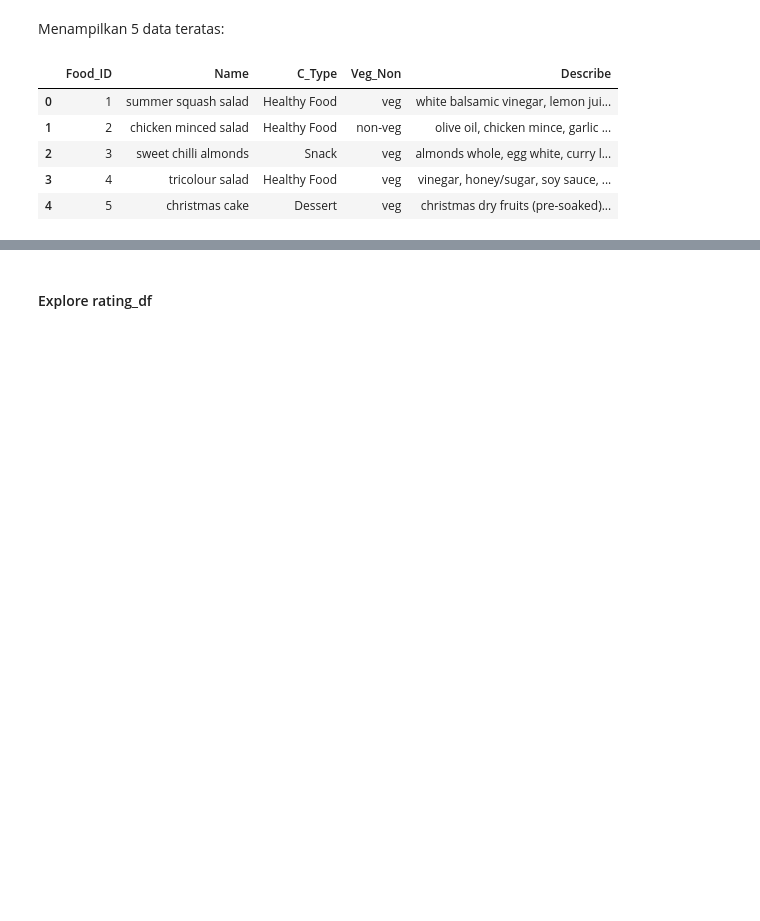
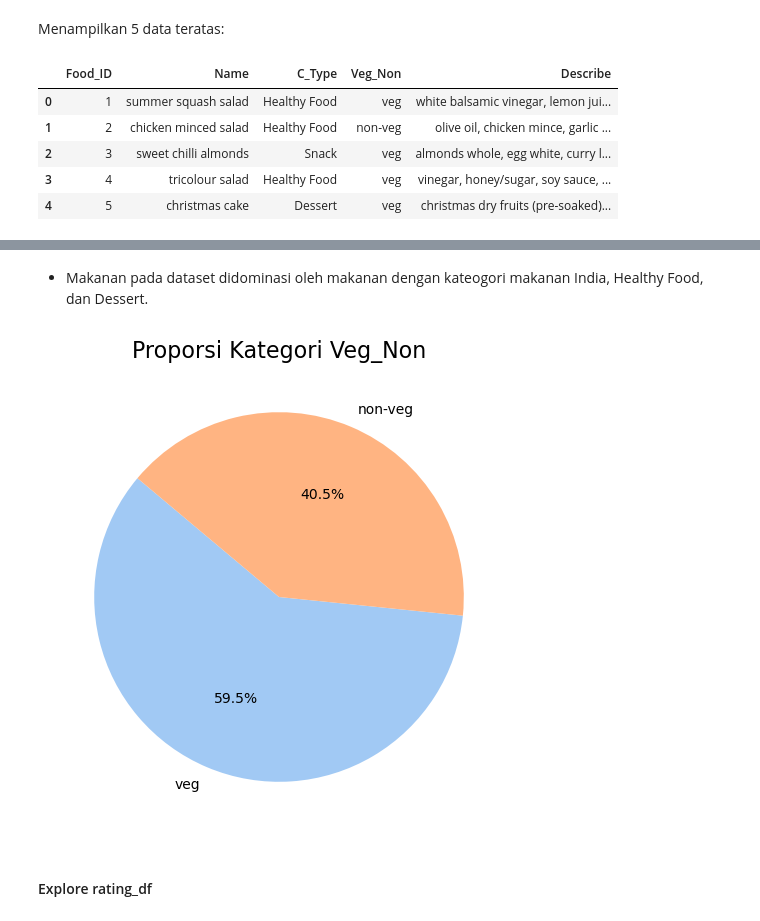
Before and after one commit to Sulbae/OlahGizi-Project, a Jupyter notebook: Food Recommender/notebook.ipynb, the cells around one changed output, grey strips where cells are left out. Drawn from its saved outputs; the diff is of its cells as text; code cells hidden in the pictures; blank space fills up the shorter version.

```diff
--- a/Food Recommender/notebook.ipynb
+++ b/Food Recommender/notebook.ipynb
@@ -138,3 +157,14 @@ food_df.head()
+# %% [markdown]
+* Makanan pada dataset didominasi oleh makanan dengan kateogori makanan India, Healthy Food, dan Dessert.
+# %%
+Veg_Non_counts = food_df['Veg_Non'].value_counts()
+
+plt.figure(figsize=(6, 6))
+plt.pie(Veg_Non_counts, labels=Veg_Non_counts.index, autopct='%1.1f%%', startangle=140, colors=sns.color_palette("pastel"))
+plt.title('Proporsi Kategori Veg_Non', fontsize=16)
+plt.show()
+# %% [output]
+[figure, added]
 # %% [markdown]
 #### Explore rating_df
 # %%
```
Also changed, not shown: parts of 2 cells of this notebook, 2 other files.
